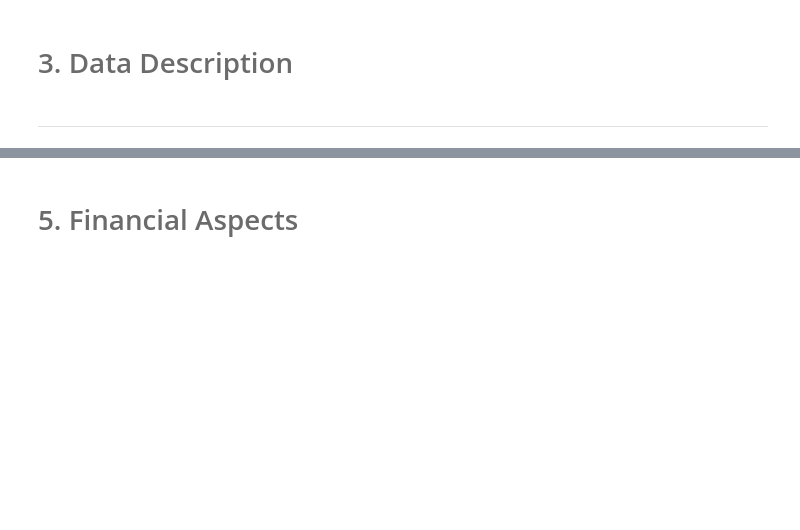
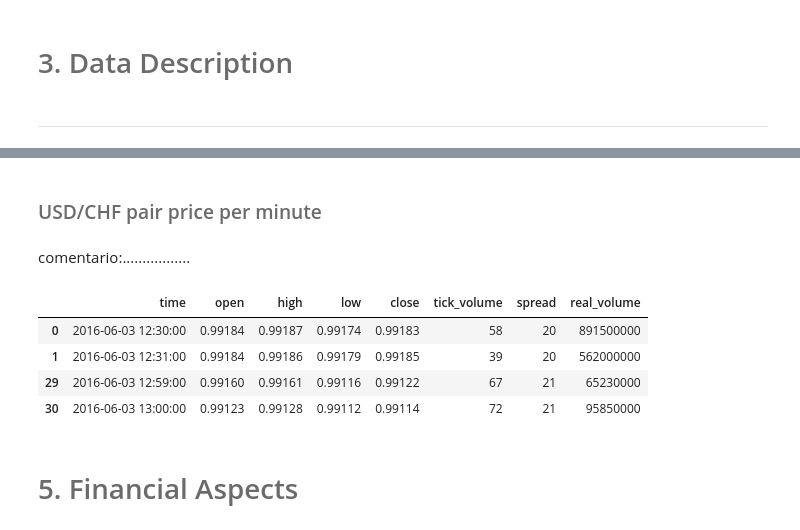
Before and after one commit to HKael/MYST-4, a Jupyter notebook: notebook.ipynb, the cells around one changed output, grey strips where cells are left out. Saved outputs shown, nothing was run; the diff lists cells and outputs as text; code cells hidden in the pictures; blank space fills up the shorter version.

Commit message:
notebook coments

```diff
--- a/notebook.ipynb
+++ b/notebook.ipynb
@@ -78,3 +111,15 @@ The following are the file dependencies that are needed to run this notebook:
+# %% [markdown]
+### <font color= #6B6B6B> USD/CHF pair price per minute</font>
+# %% [markdown]
+comentario:.................
+# %%
+mn.escenario1.less(5)
+# %% [output]
+|  | time | open | high | low | close | tick_volume | spread | real_volume |
+| 0 | 2016-06-03 12:30:00 | 0.99184 | 0.99187 | 0.99174 | 0.99183 | 58 | 20 | 891500000 |
+| 1 | 2016-06-03 12:31:00 | 0.99184 | 0.99186 | 0.99179 | 0.99185 | 39 | 20 | 562000000 |
+| 29 | 2016-06-03 12:59:00 | 0.99160 | 0.99161 | 0.99116 | 0.99122 | 67 | 21 | 65230000 |
+| 30 | 2016-06-03 13:00:00 | 0.99123 | 0.99128 | 0.99112 | 0.99114 | 72 | 21 | 95850000 |
 # %% [markdown]
 # <font color= #6B6B6B> 5. Financial Aspects
 </font>
```
Also changed, not shown: parts of 31 cells of this notebook.
